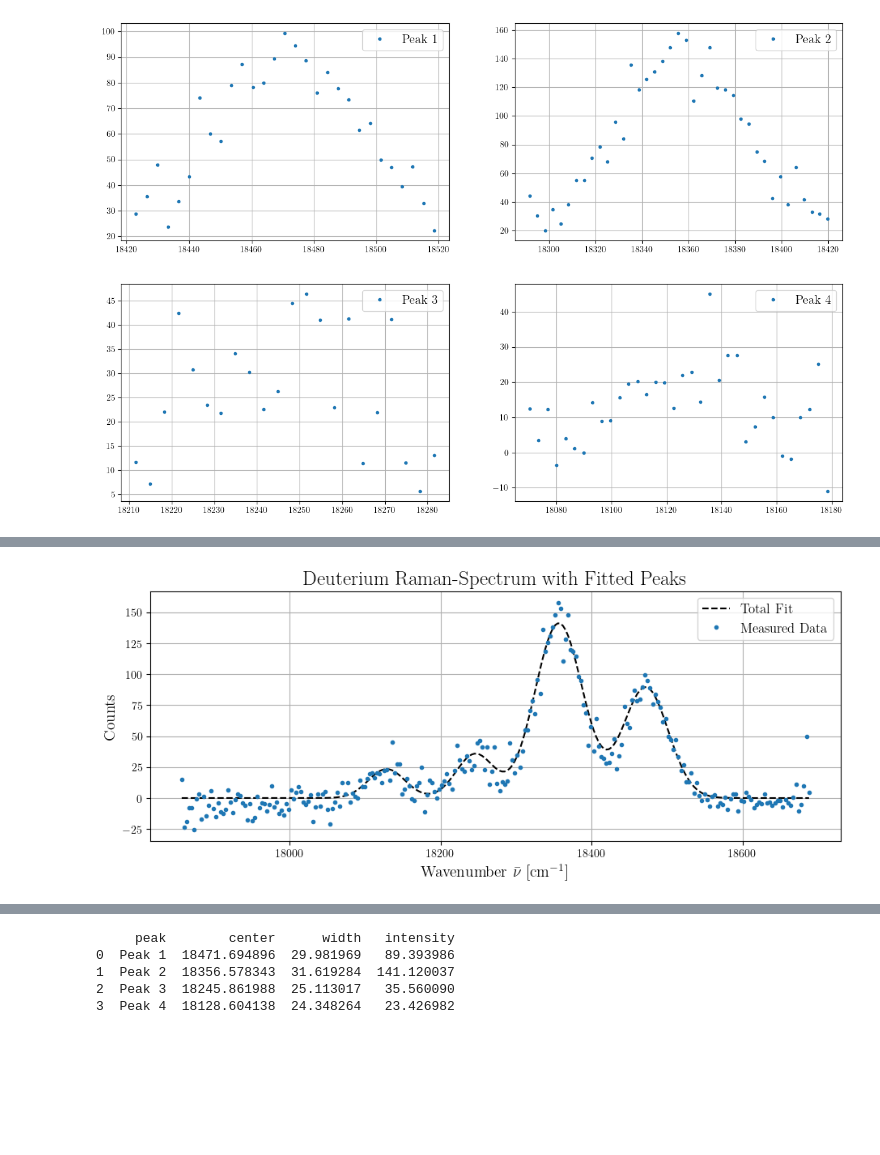
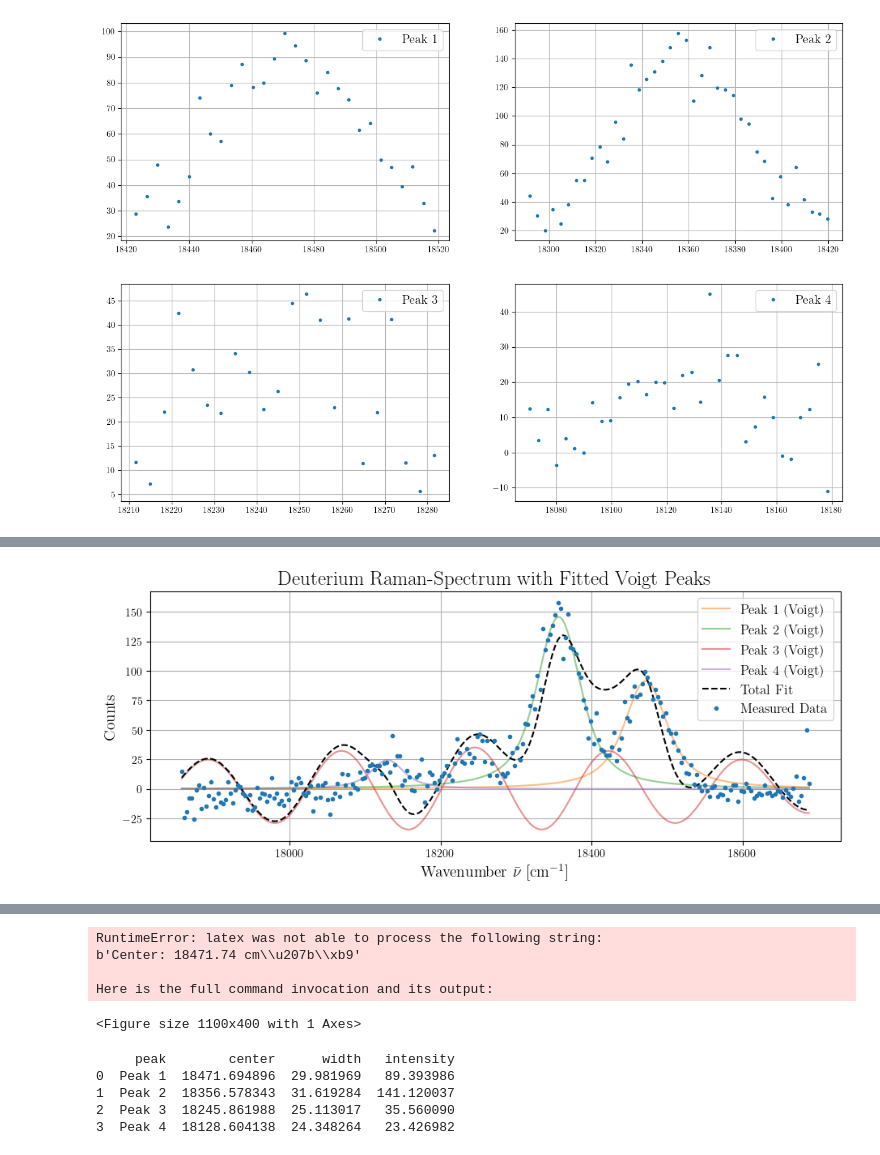
Before and after one commit to ParisHuth/FP, a Jupyter notebook: F43/protocollTaylorsVersion.ipynb, the cells around one changed output, grey strips where cells are left out. Cells and saved outputs as stored; diff of their text form; code cells hidden in the pictures; blank space fills up the shorter version.

Commit message:
using voigt instead of a gaussian

```diff
--- a/F43/protocollTaylorsVersion.ipynb
+++ b/F43/protocollTaylorsVersion.ipynb
@@ -352,0 +395,12 @@ plt.plot(data["wavenumber"], gaussian(data["wavenumber"], *popt4), label="Peak 4
+# %%
+# retry peak 3 guess
+voigtGuess = [35.56, 18245.86, 25.11, 5]
+popt3, perr3 = fit_voigt(peak3["wavenumber"], peak3["count"], voigtGuess)
+
+
+# plot of the entire spectrum with fits
+fig = plt.figure(figsize=(11,4))
+plt.errorbar(data["wavenumber"], data["count"],
+             linestyle='None', fmt='.')
+
+plt.plot(data["wavenumber"], voigt(data["wavenumber"], *popt3), label="Peak 3")
@@ -353,24 +410,66 @@ plt.plot(data["wavenumber"], gaussian(data["wavenumber"], *popt4), label="Peak 4
 # %%
-# Calculate the total fit by summing all the individual Gaussians
+# Total Voigt fit for the entire spectrum
 total_fit = (
-    gaussian(data["wavenumber"], *popt1) +
-    gaussian(data["wavenumber"], *popt2) +
-    gaussian(data["wavenumber"], *popt3) +
-    gaussian(data["wavenumber"], *popt4)
+    voigt(data["wavenumber"], *popt1) +
+    voigt(data["wavenumber"], *popt2) +
+    voigt(data["wavenumber"], *popt3) +
+    voigt(data["wavenumber"], *popt4)
 )
 
-# Plot the spectrum with individual fits and the total fit
+# Plot individual Voigt fits and the measured spectrum
 fig = plt.figure(figsize=(11, 4))
 plt.errorbar(data["wavenumber"], data["count"], linestyle='None', fmt='.', label="Measured Data")
 
+plt.plot(data["wavenumber"], voigt(data["wavenumber"], *popt1), label="Peak 1 (Voigt)", alpha=0.5)
+plt.plot(data["wavenumber"], voigt(data["wavenumber"], *popt2), label="Peak 2 (Voigt)", alpha=0.5)
+plt.plot(data["wavenumber"], voigt(data["wavenumber"], *popt3), label="Peak 3 (Voigt)", alpha=0.5)
+plt.plot(data["wavenumber"], voigt(data["wavenumber"], *popt4), label="Peak 4 (Voigt)", alpha=0.5)
+
+# Plot the total fit
 plt.plot(data["wavenumber"], total_fit, label="Total Fit", color='black', linestyle='--')
 
 # Add legend, labels, and grid
 plt.legend(fontsize='large')
-plt.title("Deuterium Raman-Spectrum with Fitted Peaks", fontsize=18)
+plt.title("Deuterium Raman-Spectrum with Fitted Voigt Peaks", fontsize=18)
 plt.xlabel(r"Wavenumber $\bar{\nu}$ [cm$^{-1}$]", fontsize=14)
 plt.ylabel("Counts", fontsize=14)
 plt.grid()
 plt.show()
+
+# Extract Voigt fit parameters for each peak
+peak_info = {
+    "peak": ["Peak 1", "Peak 2", "Peak 3", "Peak 4"],
+    "center (cm⁻¹)": [popt1[1], popt2[1], popt3[1], popt4[1]],
+    "gaussian_width (σ)": [popt1[2], popt2[2], popt3[2], popt4[2]],
+    "lorentzian_width (γ)": [popt1[3], popt2[3], popt3[3], popt4[3]],
+    "intensity (A)": [popt1[0], popt2[0], popt3[0], popt4[0]],
+}
+
+# Create and display DataFrame
+peak_df = pd.DataFrame(peak_info)
+print(peak_df)
+
+# Plot with vertical lines for peak center positions
+fig = plt.figure(figsize=(11, 4))
+plt.errorbar(data["wavenumber"], data["count"], linestyle='None', fmt='.', label="Measured Data")
+
+# Plot the total fit
+plt.plot(data["wavenumber"], total_fit, label="Total Fit", color='black', linestyle='--')
+
+# Add vertical lines for peak centers
+for center in peak_df["center (cm⁻¹)"]:
+    plt.axvline(center, color='red', linestyle='--', alpha=0.5, label=f"Center: {center:.2f} cm⁻¹")
+
+# Avoid duplicate legend entries
+handles, labels = plt.gca().get_legend_handles_labels()
+by_label = dict(zip(labels, handles))
+plt.legend(by_label.values(), by_label.keys(), fontsize='large')
+
+# Add labels and grid
+plt.title("Deuterium Raman-Spectrum with Peak Centers", fontsize=18)
+plt.xlabel(r"Wavenumber $\bar{\nu}$ [cm$^{-1}$]", fontsize=14)
+plt.ylabel("Counts", fontsize=14)
+plt.grid()
+plt.show()
 # %% [output]
-[figure, old version]
+[figure, new version]
@@ -377,3 +487,8 @@ plt.show()
+RuntimeError: latex was not able to process the following string:
+b'Center: 18471.74 cm\\u207b\\xb9'
+
+Here is the full command invocation and its output:
+<Figure size 1100x400 with 1 Axes>
 # %%
 # Extract Gaussian fit parameters for each peak
 peak_info = {
```
Also changed, not shown: parts of 5 cells of this notebook.
